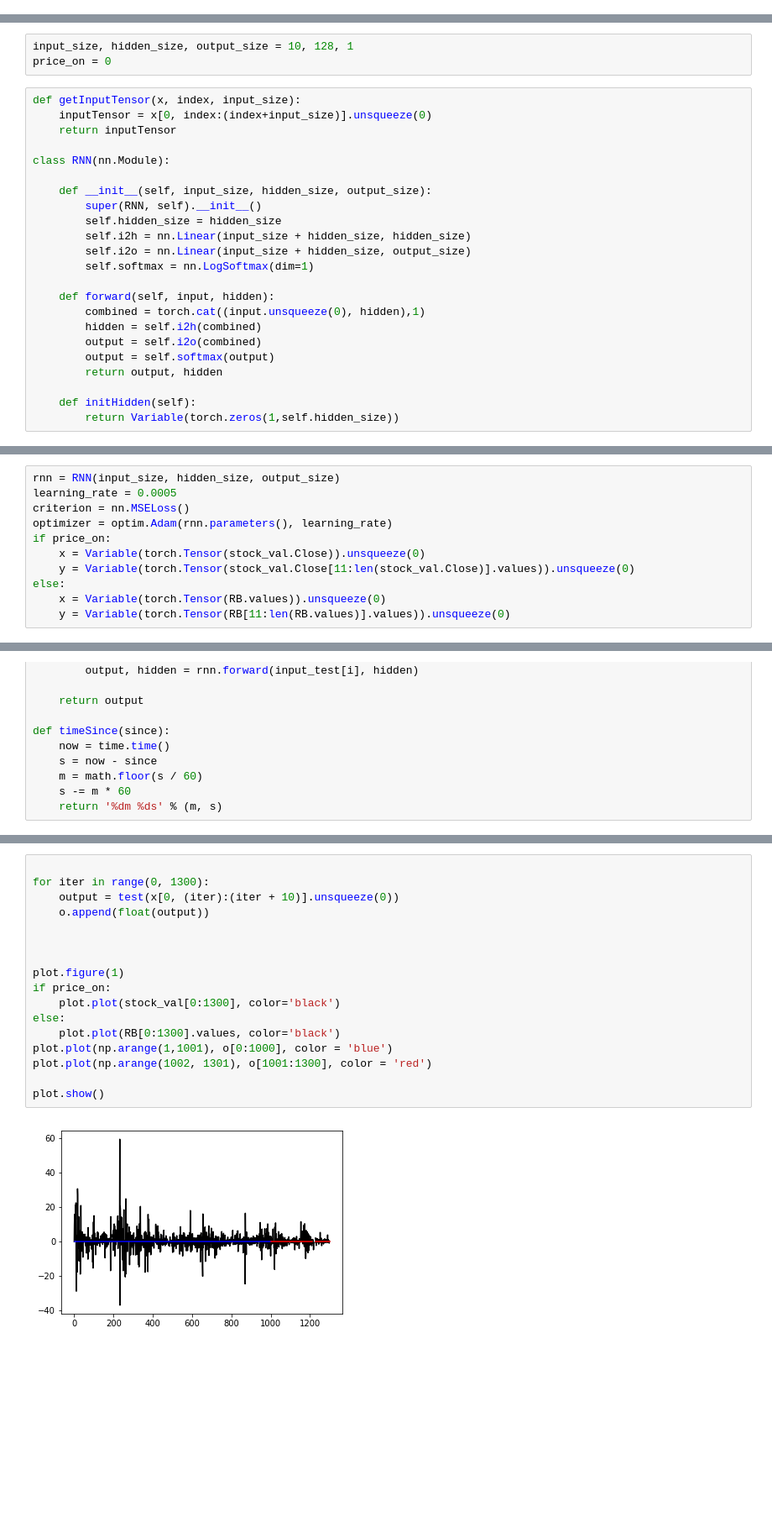
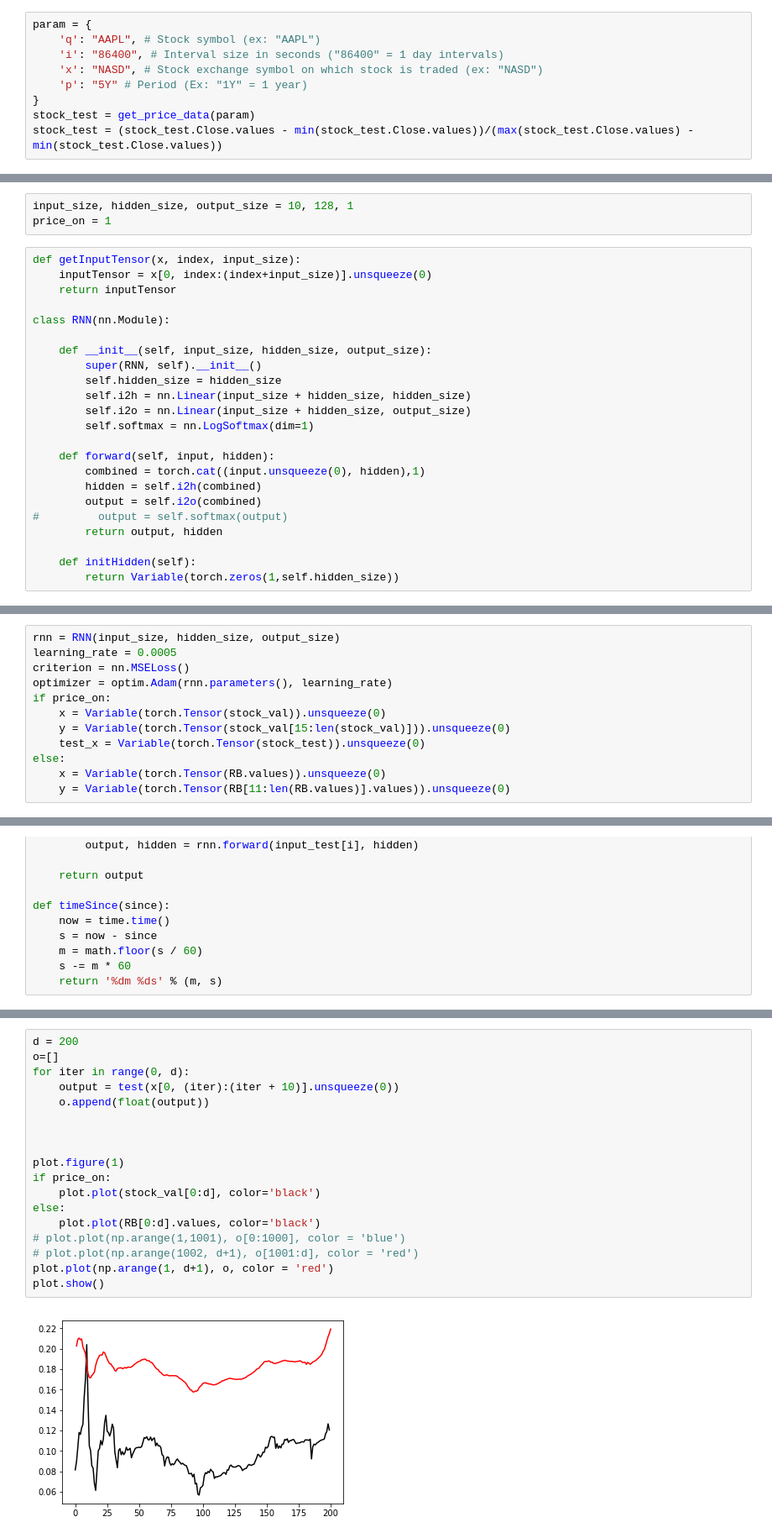
Before and after one commit to brendonwelsh/Machine-Learning-Final-Project, a Jupyter notebook: src/RNN+NN.ipynb, the cells around one changed output, grey strips where cells are left out. Shown at 84% size. Saved outputs shown, nothing was run; the diff lists cells and outputs as text; blank space fills up the shorter version.

Commit message:
Tested RNN on different Data

```diff
--- a/src/RNN+NN.ipynb
+++ b/src/RNN+NN.ipynb
@@ -27,3 +28,12 @@ LimitExceededError: (Status 429) (Quandl Error QELx01) You have exceeded the ano
+# %%
+param = {
+    'q': "AAPL", # Stock symbol (ex: "AAPL")
+    'i': "86400", # Interval size in seconds ("86400" = 1 day intervals)
+    'x': "NASD", # Stock exchange symbol on which stock is traded (ex: "NASD")
+    'p': "5Y" # Period (Ex: "1Y" = 1 year)
+}
+stock_test = get_price_data(param)
+stock_test = (stock_test.Close.values - min(stock_test.Close.values))/(max(stock_test.Close.values) - min(stock_test.Close.values))
 # %% [markdown]
 Define a Neurual Network model with 3 input features, 2 hidden layers and one output layer.![alt text](https://ml4a.github.io/images/figures/neural-net.png)
 # %%
@@ -52,7 +62,7 @@ class TwoLayerNet(torch.nn.Module):
 Define RNN module with 10 previous outputs to get the next output. RNN module ![alt text](http://colah.github.io/posts/2015-08-Understanding-LSTMs/img/RNN-unrolled.png)
 # %%
 input_size, hidden_size, output_size = 10, 128, 1
-price_on = 0
+price_on = 1
 # %%
 def getInputTensor(x, index, input_size):
     inputTensor = x[0, index:(index+input_size)].unsqueeze(0)
@@ -71,7 +81,7 @@ class RNN(nn.Module):
         combined = torch.cat((input.unsqueeze(0), hidden),1)
         hidden = self.i2h(combined)
         output = self.i2o(combined)
-        output = self.softmax(output)
+#         output = self.softmax(output)
         return output, hidden
 
     def initHidden(self):
@@ -84,8 +94,9 @@ learning_rate = 0.0005
 criterion = nn.MSELoss()
 optimizer = optim.Adam(rnn.parameters(), learning_rate)
 if price_on:
-    x = Variable(torch.Tensor(stock_val.Close)).unsqueeze(0)
-    y = Variable(torch.Tensor(stock_val.Close[11:len(stock_val.Close)].values)).unsqueeze(0)
+    x = Variable(torch.Tensor(stock_val)).unsqueeze(0)
+    y = Variable(torch.Tensor(stock_val[15:len(stock_val)])).unsqueeze(0)
+    test_x = Variable(torch.Tensor(stock_test)).unsqueeze(0)
 else:
     x = Variable(torch.Tensor(RB.values)).unsqueeze(0)
     y = Variable(torch.Tensor(RB[11:len(RB.values)].values)).unsqueeze(0)
@@ -156,19 +168,20 @@ for j in range(0,epoch):
 # %%
-
-for iter in range(0, 1300):
+d = 200
+o=[]
+for iter in range(0, d):
 	output = test(x[0, (iter):(iter + 10)].unsqueeze(0))
 	o.append(float(output))
 
 
 
 plot.figure(1)
 if price_on:
-    plot.plot(stock_val[0:1300], color='black')
+    plot.plot(stock_val[0:d], color='black')
 else:
-    plot.plot(RB[0:1300].values, color='black')
-plot.plot(np.arange(1,1001), o[0:1000], color = 'blue')
-plot.plot(np.arange(1002, 1301), o[1001:1300], color = 'red')
-
+    plot.plot(RB[0:d].values, color='black')
+# plot.plot(np.arange(1,1001), o[0:1000], color = 'blue')
+# plot.plot(np.arange(1002, d+1), o[1001:d], color = 'red')
+plot.plot(np.arange(1, d+1), o, color = 'red')
 plot.show()
 # %% [output]
-[figure, old version]
+[figure, new version]
```
Also changed, not shown: parts of 5 cells of this notebook.
